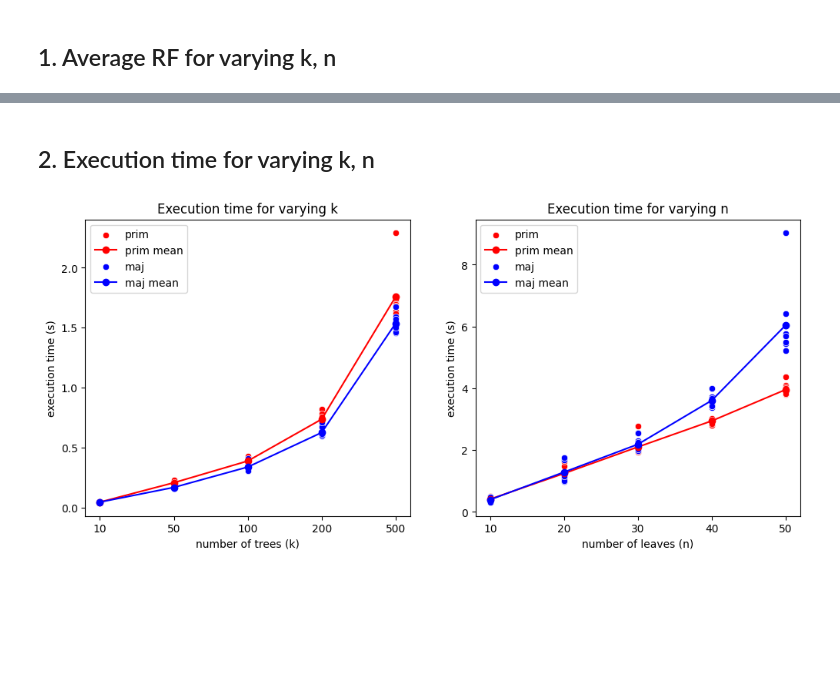
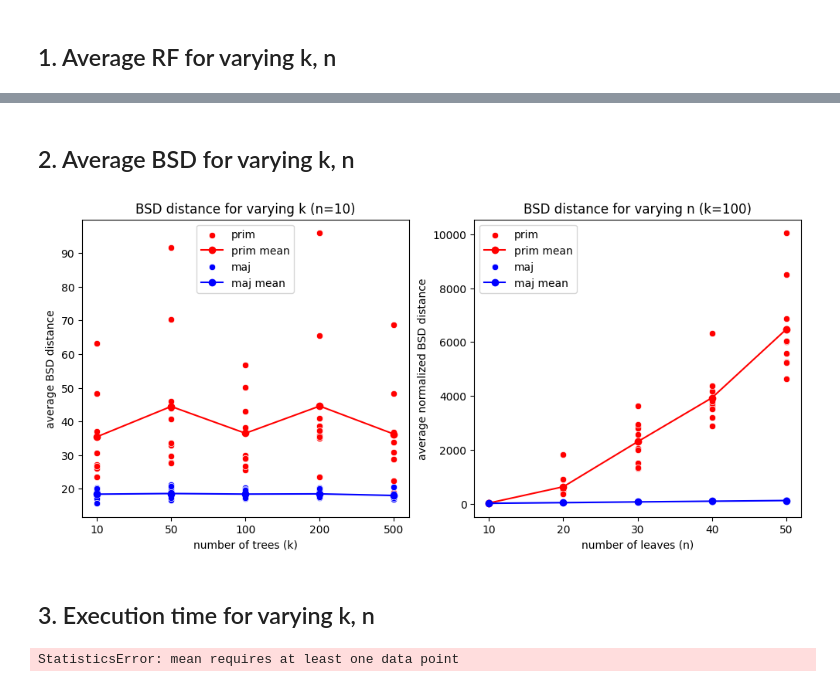
Before and after one commit to tahiri-lab/PrismTree, a Jupyter notebook: scripts/evaluate.ipynb, the cells around one changed output, grey strips where cells are left out. Saved outputs shown, nothing was run; the diff lists cells and outputs as text; code cells hidden in the pictures; blank space fills up the shorter version.

```diff
--- a/scripts/evaluate.ipynb
+++ b/scripts/evaluate.ipynb
@@ -69,5 +69,32 @@ plt.show()
+# %% [markdown]
+## 2. Average BSD for varying k, n
+# %%
+p_x_k, p_y_k, p_y_mean_k = get_data_points(data_k, 'k', 'prim', 'bsd')
+m_x_k, m_y_k, m_y_mean_k = get_data_points(data_k, 'k', 'maj', 'bsd')
+
+p_x_n, p_y_n, p_y_mean_n = get_data_points(data_n, 'n', 'prim', 'bsd')
+m_x_n, m_y_n, m_y_mean_n = get_data_points(data_n, 'n', 'maj', 'bsd')
+
+fig, (ax1, ax2) = plt.subplots(1, 2, figsize=(12, 5))
+
+plot_points_and_mean(fig, ax1, p_x_k, p_y_k, p_y_mean_k, False, 'red', 'prim')
+plot_points_and_mean(fig, ax1, m_x_k, m_y_k, m_y_mean_k, False, 'blue', 'maj')
+ax1.set_xlabel('number of trees (k)')
+ax1.set_ylabel('average BSD distance')
+ax1.set_title(f'BSD distance for varying k (n={data_k[0]["n"]})')
+
+
+plot_points_and_mean(fig, ax2, p_x_n, p_y_n, p_y_mean_n, False, 'red', 'prim')
+plot_points_and_mean(fig, ax2, m_x_n, m_y_n, m_y_mean_n, False, 'blue', 'maj')
+ax2.set_xlabel('number of leaves (n)')
+ax2.set_ylabel('average normalized BSD distance')
+ax2.set_title(f'BSD distance for varying n (k={data_n[0]["k"]})')
+
+plt.show()
+# %% [output]
+[figure, added]
 # %% [markdown]
-## 2. Execution time for varying k, n
+## 3. Execution time for varying k, n
 # %%
 p_x_k, p_y_k, p_y_mean_k = get_data_points(data_k, 'k', 'prim', 'durations')
 m_x_k, m_y_k, m_y_mean_k = get_data_points(data_k, 'k', 'maj', 'durations')
@@ -77,18 +104,18 @@ m_x_n, m_y_n, m_y_mean_n = get_data_points(data_n, 'n', 'maj', 'durations')
 
 fig, (ax1, ax2) = plt.subplots(1, 2, figsize=(12, 5))
 
-plot_points_and_mean(fig, ax1, p_x_k, p_y_k, p_y_mean_k, True, 'red', 'prim')
-plot_points_and_mean(fig, ax1, m_x_k, m_y_k, m_y_mean_k, True, 'blue', 'maj')
+plot_points_and_mean(fig, ax1, p_x_k, p_y_k, p_y_mean_k, False, 'red', 'prim')
+plot_points_and_mean(fig, ax1, m_x_k, m_y_k, m_y_mean_k, False, 'blue', 'maj')
 ax1.set_xlabel('number of trees (k)')
 ax1.set_ylabel('execution time (s)')
-ax1.set_title('Execution time for varying k (n=10)')
+ax1.set_title(f'Execution time for varying k (n={data_k[0]["n"]})')
 
-plot_points_and_mean(fig, ax2, p_x_n, p_y_n, p_y_mean_n, True, 'red', 'prim')
-plot_points_and_mean(fig, ax2, m_x_n, m_y_n, m_y_mean_n, True, 'blue', 'maj')
+plot_points_and_mean(fig, ax2, p_x_n, p_y_n, p_y_mean_n, False, 'red', 'prim')
+plot_points_and_mean(fig, ax2, m_x_n, m_y_n, m_y_mean_n, False, 'blue', 'maj')
 ax2.set_xlabel('number of leaves (n)')
 ax2.set_ylabel('execution time (s)')
-ax2.set_title('Execution time for varying n (k=100)')
+ax2.set_title(f'Execution time for varying n (k={data_n[0]["k"]})')
 
 plt.show()
 # %% [output]
-[figure, removed]
+StatisticsError: mean requires at least one data point
```
Also changed, not shown: parts of 1 cell of this notebook, 37 other files.
